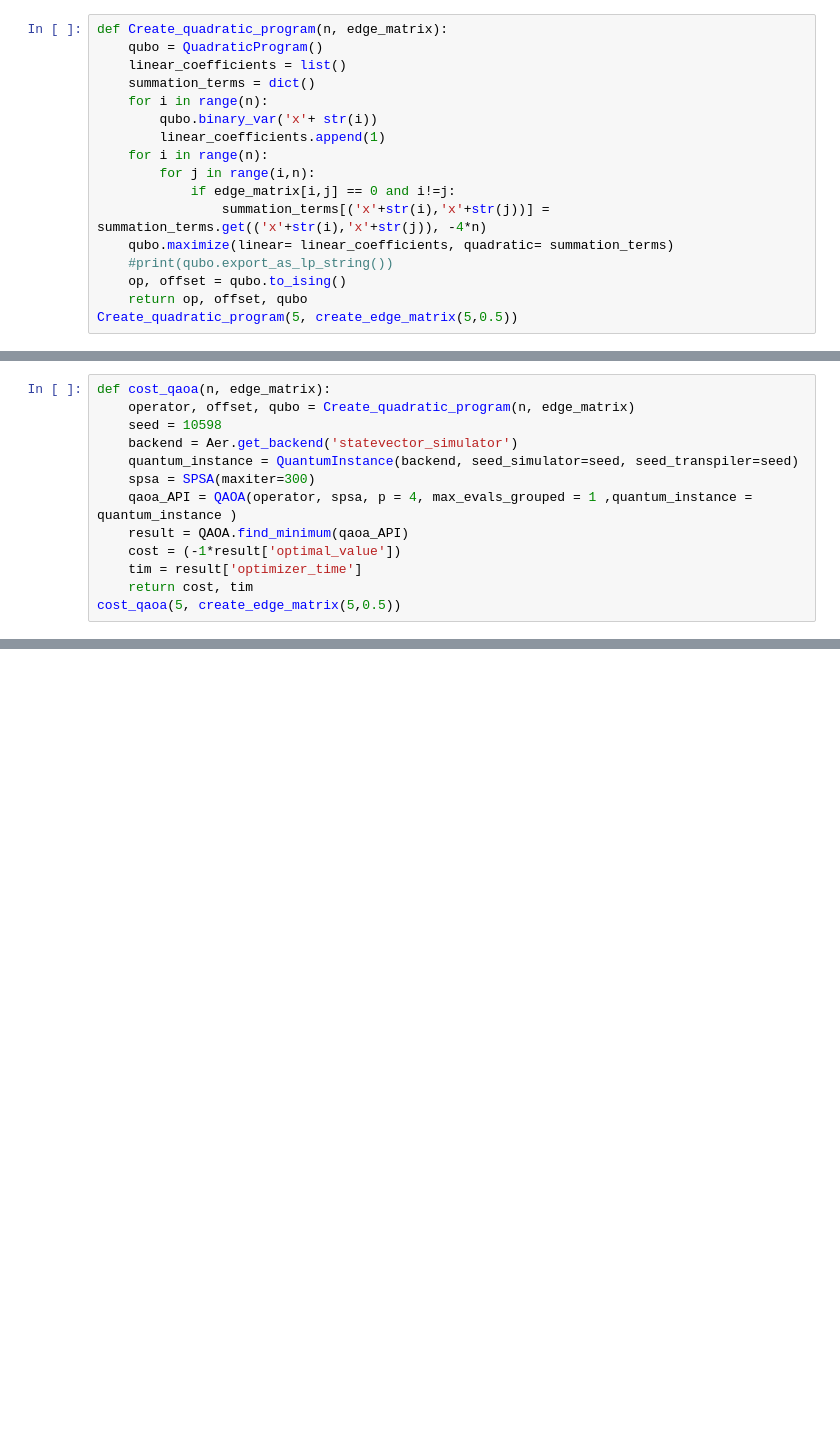
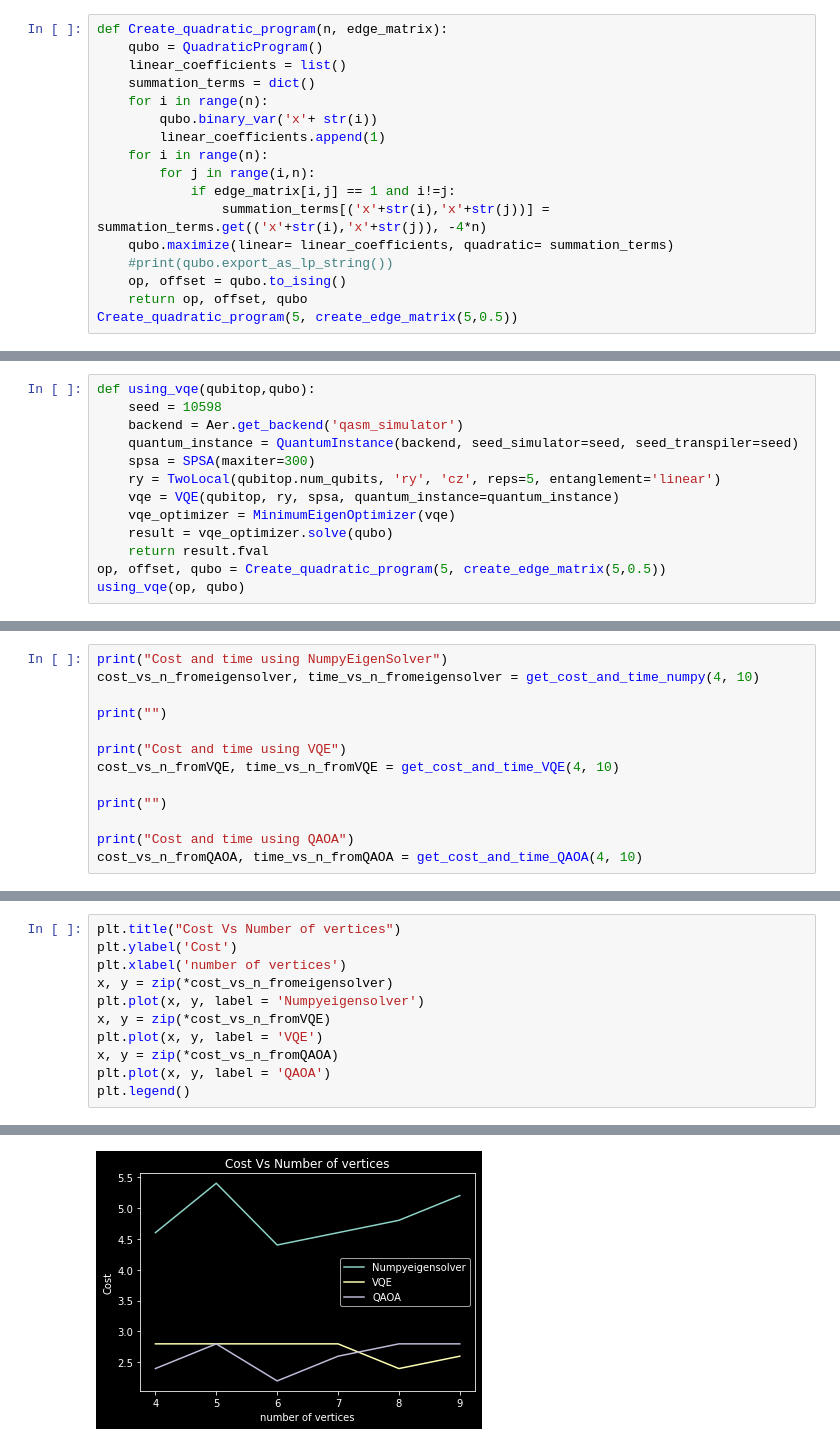
Before and after one commit to chit38/Benchmarking-Quantum-Algorithms-for-Combinatorial-Optimization-Problems, a Jupyter notebook: Independant_set_of_points.ipynb, the cells around one changed output, grey strips where cells are left out. Saved outputs shown, nothing was run; the diff lists cells and outputs as text; blank space fills up the shorter version.

Commit message:
numpy, qaoa vqe implemented grover not successful

```diff
--- a/Independant_set_of_points.ipynb
+++ b/Independant_set_of_points.ipynb
@@ -35,7 +38,7 @@ def Create_quadratic_program(n, edge_matrix):
         linear_coefficients.append(1)
     for i in range(n):
         for j in range(i,n):
-            if edge_matrix[i,j] == 0 and i!=j:
+            if edge_matrix[i,j] == 1 and i!=j:
                 summation_terms[('x'+str(i),'x'+str(j))] = summation_terms.get(('x'+str(i),'x'+str(j)), -4*n)
     qubo.maximize(linear= linear_coefficients, quadratic= summation_terms)
     #print(qubo.export_as_lp_string())
@@ -63,14 +166,14 @@ Create_quadratic_program(5, create_edge_matrix(5,0.5))
 # %%
-def cost_qaoa(n, edge_matrix):
-    operator, offset, qubo = Create_quadratic_program(n, edge_matrix)
+def using_vqe(qubitop,qubo):
     seed = 10598
-    backend = Aer.get_backend('statevector_simulator')
+    backend = Aer.get_backend('qasm_simulator')
     quantum_instance = QuantumInstance(backend, seed_simulator=seed, seed_transpiler=seed)
     spsa = SPSA(maxiter=300)
-    qaoa_API = QAOA(operator, spsa, p = 4, max_evals_grouped = 1 ,quantum_instance = quantum_instance )
-    result = QAOA.find_minimum(qaoa_API)
-    cost = (-1*result['optimal_value'])
-    tim = result['optimizer_time']
-    return cost, tim
-cost_qaoa(5, create_edge_matrix(5,0.5))
+    ry = TwoLocal(qubitop.num_qubits, 'ry', 'cz', reps=5, entanglement='linear')
+    vqe = VQE(qubitop, ry, spsa, quantum_instance=quantum_instance)
+    vqe_optimizer = MinimumEigenOptimizer(vqe)
+    result = vqe_optimizer.solve(qubo)
+    return result.fval
+op, offset, qubo = Create_quadratic_program(5, create_edge_matrix(5,0.5))
+using_vqe(op, qubo)
 # %% [output]
@@ -103,0 +215,13 @@ status: SUCCESS
+# %%
+print("Cost and time using NumpyEigenSolver")
+cost_vs_n_fromeigensolver, time_vs_n_fromeigensolver = get_cost_and_time_numpy(4, 10)
+
+print("")
+
+print("Cost and time using VQE")
+cost_vs_n_fromVQE, time_vs_n_fromVQE = get_cost_and_time_VQE(4, 10)
+
+print("")
+
+print("Cost and time using QAOA")
+cost_vs_n_fromQAOA, time_vs_n_fromQAOA = get_cost_and_time_QAOA(4, 10)
@@ -103,0 +246,12 @@ status: SUCCESS
+# %%
+plt.title("Cost Vs Number of vertices")
+plt.ylabel('Cost')
+plt.xlabel('number of vertices')
+x, y = zip(*cost_vs_n_fromeigensolver)
+plt.plot(x, y, label = 'Numpyeigensolver')
+x, y = zip(*cost_vs_n_fromVQE)
+plt.plot(x, y, label = 'VQE')
+x, y = zip(*cost_vs_n_fromQAOA)
+plt.plot(x, y, label = 'QAOA')
+plt.legend()
+# %% [output]
@@ -103,0 +259 @@ status: SUCCESS
+[figure, added]
```
Also changed, not shown: parts of 16 cells of this notebook.
